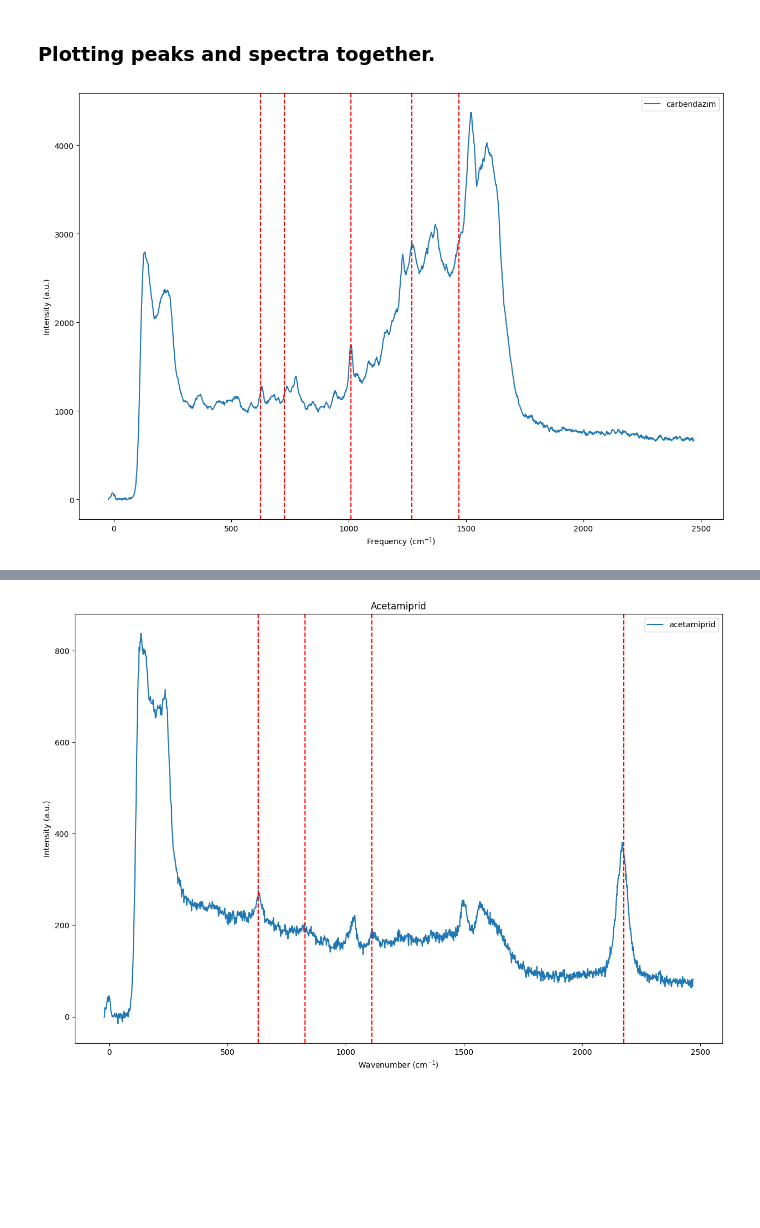
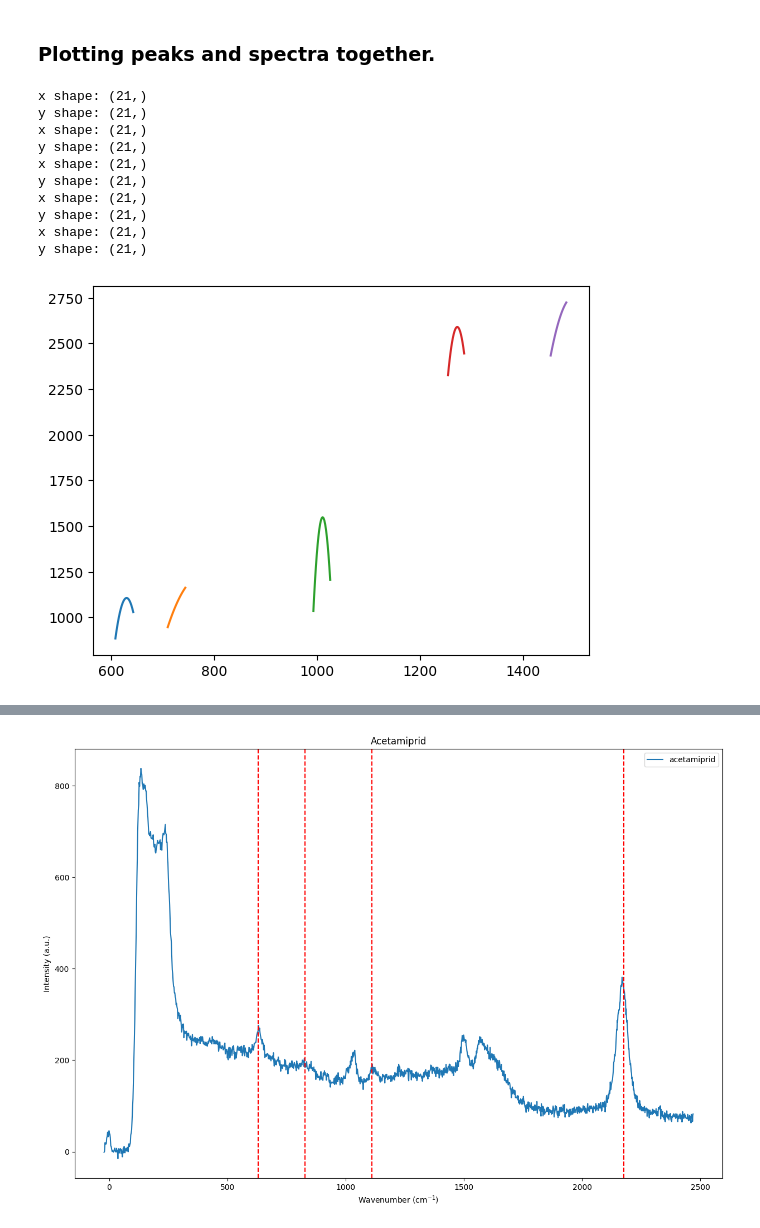
Before and after one commit to anva-kn/Raman, a Jupyter notebook: Aging&Time_evol.ipynb, the cells around one changed output, grey strips where cells are left out. Cells and saved outputs as stored; diff of their text form; code cells hidden in the pictures; blank space fills up the shorter version.

Commit message:
Added some docstrings and improved performance in some parts of data processing

```diff
--- a/Aging&Time_evol.ipynb
+++ b/Aging&Time_evol.ipynb
@@ -184,6 +184,26 @@ car_aceta_power_time_evol_mean_smooth = apply_along_axis(savgol_filter, axis, ca
 car_aceph_power_time_evol_mean_smooth = apply_along_axis(savgol_filter, axis, car_aceph_power_time_evol_mean, window_length=window_length, polyorder=polyorder)
 aceta_aceph_power_time_evol_mean_smooth = apply_along_axis(savgol_filter, axis, aceta_aceph_power_time_evol_mean, window_length=window_length, polyorder=polyorder)
 car_aceta_aceph_power_time_evol_mean_smooth = apply_along_axis(savgol_filter, axis, car_aceta_aceph_power_time_evol_mean, window_length=window_length, polyorder=polyorder)
+# %%
+from scipy.signal import savgol_filter
+from numpy import apply_along_axis
+from joblib import Parallel, delayed
+
+window_length = 5
+polyorder = 3
+axis = 1
+n_jobs = -1
+
+def smooth_data(data):
+    return savgol_filter(data, window_length=window_length, polyorder=polyorder)
+
+car_power_time_evol_mean_smooth = Parallel(n_jobs=n_jobs)(delayed(smooth_data)(data) for data in car_power_time_evol_mean)
+aceta_power_time_evol_mean_smooth = Parallel(n_jobs=n_jobs)(delayed(smooth_data)(data) for data in aceta_power_time_evol_mean)
+aceph_power_time_evol_mean_smooth = Parallel(n_jobs=n_jobs)(delayed(smooth_data)(data) for data in aceph_power_time_evol_mean)
+car_aceta_power_time_evol_mean_smooth = Parallel(n_jobs=n_jobs)(delayed(smooth_data)(data) for data in car_aceta_power_time_evol_mean)
+car_aceph_power_time_evol_mean_smooth = Parallel(n_jobs=n_jobs)(delayed(smooth_data)(data) for data in car_aceph_power_time_evol_mean)
+aceta_aceph_power_time_evol_mean_smooth = Parallel(n_jobs=n_jobs)(delayed(smooth_data)(data) for data in aceta_aceph_power_time_evol_mean)
+car_aceta_aceph_power_time_evol_mean_smooth = Parallel(n_jobs=n_jobs)(delayed(smooth_data)(data) for data in car_aceta_aceph_power_time_evol_mean)
 # %% [markdown]
 car_power_time_evol_noise = car_power_time_evol_mean_smooth - car_power_time_evol_mean
 aceta_power_time_evol_noise = aceta_power_time_evol_mean_smooth - aceta_power_time_evol_mean
@@ -257,14 +285,29 @@ carbendazim_peaks_index
 array([357, 416, 585, 748, 877])
 # %% [markdown]
 ### Plotting peaks and spectra together.
-# %%
-plt.figure(figsize=(15, 10))
-plt.plot(f_sup_0810, car_power_time_evol_mean_smooth[4, 0, :], label="carbendazim")
-for peak in carbendazim_peaks_index:
-    plt.axvline(x=f_sup_0810[peak], color="red", linestyle="--")
-plt.xlabel("Frequency (cm$^{-1}$)")
-plt.ylabel("Intensity (a.u.)")
-plt.legend()
-plt.show()
-# %% [output]
-[figure, removed]
+# %%
+# Find polynomial interpolation for 10 points to the left and right around each peak in carbendazim_peaks_index
+# in f_sup_0810 and car_power_time_evol_mean_smooth[4, 0, :] arrayy and plot it.
+deg = 2
+carbendazim_peaks_interpol = np.zeros((len(carbendazim_peaks), deg + 1))
+for i in range(len(carbendazim_peaks)):
+    x = f_sup_0810[carbendazim_peaks_index[i] - 10: carbendazim_peaks_index[i] + 11]
+    y = car_power_time_evol_mean_smooth[4, 0, carbendazim_peaks_index[i] - 10: carbendazim_peaks_index[i] + 11]
+    print("x shape:", x.shape)
+    print("y shape:", y.shape)
+    carbendazim_peaks_interpol[i, :] = np.polyfit(x, y, deg)
+    # cauchy
+    # change of the peak in terms of full width half max
+    plt.plot(x, np.polyval(carbendazim_peaks_interpol[i, :], x), label="peak " + str(i))
+# %% [output]
+x shape: (21,)
+y shape: (21,)
+x shape: (21,)
+y shape: (21,)
+x shape: (21,)
+y shape: (21,)
+x shape: (21,)
+y shape: (21,)
+x shape: (21,)
+y shape: (21,)
+[figure, added]
```
Also changed, not shown: parts of 14 cells of this notebook, 2 other files.
